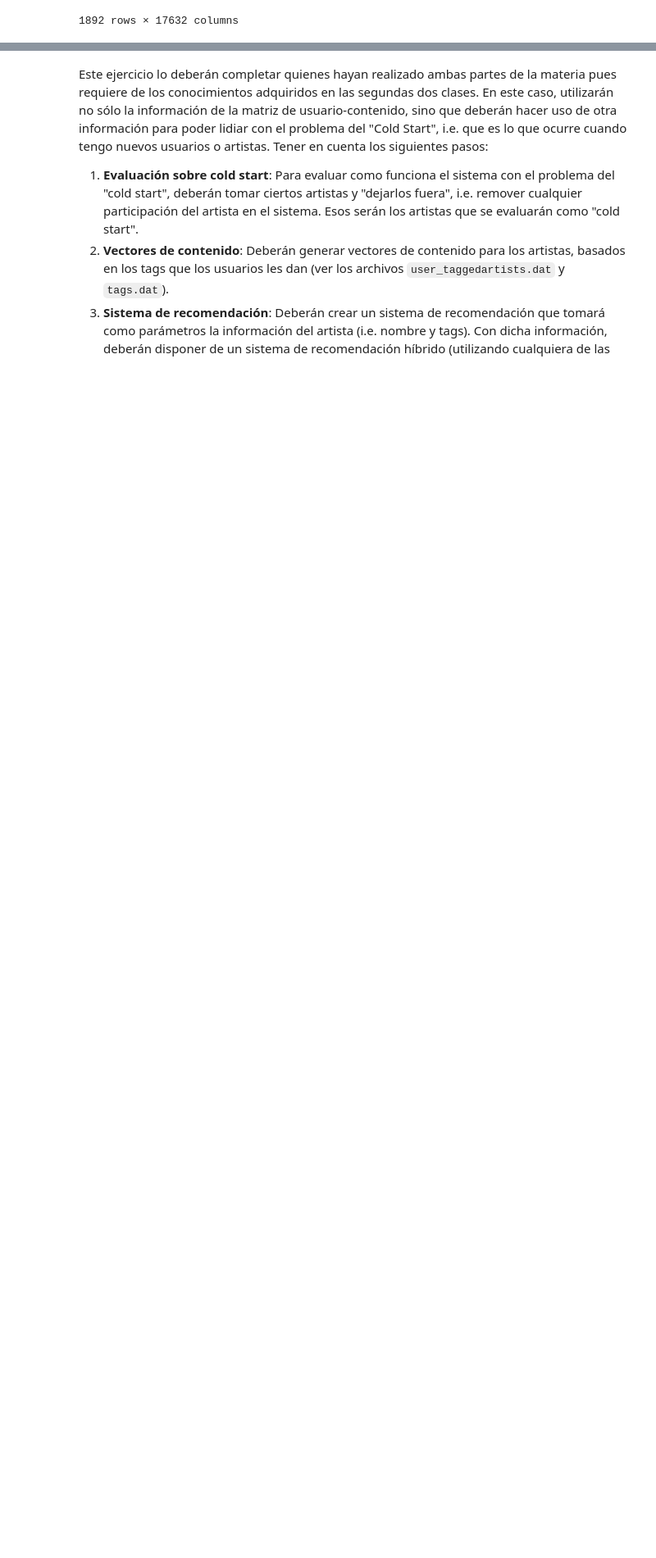
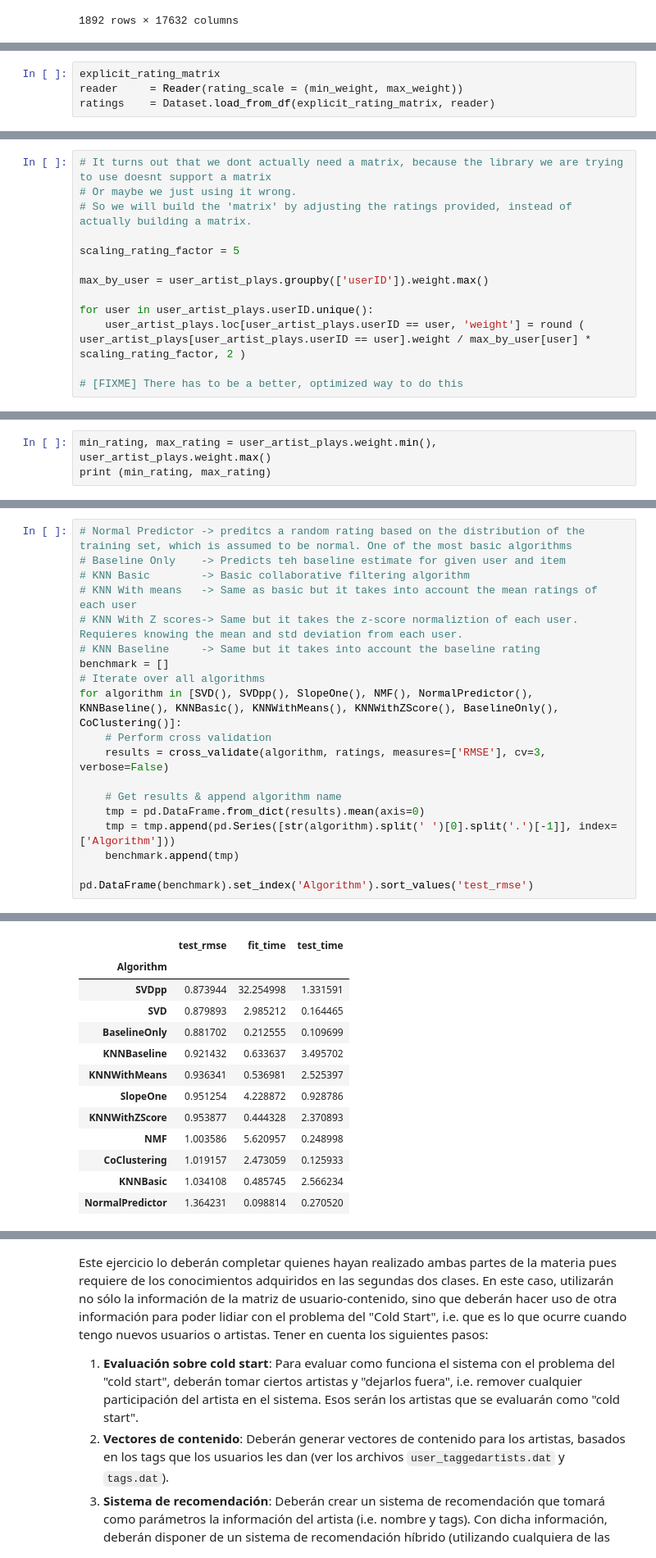
Before and after one commit to fercab24/SistemasDeRecomendacion, a Jupyter notebook: practico.ipynb, the cells around one changed output, grey strips where cells are left out. Shown at 82% size. Cells and saved outputs as stored; diff of their text form; blank space fills up the shorter version.

```diff
--- a/practico.ipynb
+++ b/practico.ipynb
@@ -243,0 +289,4 @@ ratings    = Dataset.load_from_df(user_artist_plays[['userID', 'artistID', 'weig
+# %%
+explicit_rating_matrix
+reader     = Reader(rating_scale = (min_weight, max_weight))
+ratings    = Dataset.load_from_df(explicit_rating_matrix, reader)
@@ -243,0 +295,13 @@ ratings    = Dataset.load_from_df(user_artist_plays[['userID', 'artistID', 'weig
+# %%
+# It turns out that we dont actually need a matrix, because the library we are trying to use doesnt support a matrix
+# Or maybe we just using it wrong.
+# So we will build the 'matrix' by adjusting the ratings provided, instead of actually building a matrix.
+
+scaling_rating_factor = 5
+
+max_by_user = user_artist_plays.groupby(['userID']).weight.max()
+
+for user in user_artist_plays.userID.unique():
+    user_artist_plays.loc[user_artist_plays.userID == user, 'weight'] = round ( user_artist_plays[user_artist_plays.userID == user].weight / max_by_user[user] * scaling_rating_factor, 2 )
+
+# [FIXME] There has to be a better, optimized way to do this
@@ -243,0 +324,3 @@ ratings    = Dataset.load_from_df(user_artist_plays[['userID', 'artistID', 'weig
+# %%
+min_rating, max_rating = user_artist_plays.weight.min(), user_artist_plays.weight.max()
+print (min_rating, max_rating)
@@ -253,0 +345,20 @@ RMSE on test: 5256.0113
+# %%
+# Normal Predictor -> preditcs a random rating based on the distribution of the training set, which is assumed to be normal. One of the most basic algorithms
+# Baseline Only    -> Predicts teh baseline estimate for given user and item
+# KNN Basic        -> Basic collaborative filtering algorithm
+# KNN With means   -> Same as basic but it takes into account the mean ratings of each user
+# KNN With Z scores-> Same but it takes the z-score normaliztion of each user. Requieres knowing the mean and std deviation from each user.
+# KNN Baseline     -> Same but it takes into account the baseline rating
+benchmark = []
+# Iterate over all algorithms
+for algorithm in [SVD(), SVDpp(), SlopeOne(), NMF(), NormalPredictor(), KNNBaseline(), KNNBasic(), KNNWithMeans(), KNNWithZScore(), BaselineOnly(), CoClustering()]:
+    # Perform cross validation
+    results = cross_validate(algorithm, ratings, measures=['RMSE'], cv=3, verbose=False)
+
+    # Get results & append algorithm name
+    tmp = pd.DataFrame.from_dict(results).mean(axis=0)
+    tmp = tmp.append(pd.Series([str(algorithm).split(' ')[0].split('.')[-1]], index=['Algorithm']))
+    benchmark.append(tmp)
+
+pd.DataFrame(benchmark).set_index('Algorithm').sort_values('test_rmse')
+# %% [output]
@@ -253,0 +382,13 @@ RMSE on test: 5256.0113
+|  | test_rmse | fit_time | test_time |
+| Algorithm |  |  |  |
+| SVDpp | 0.873944 | 32.254998 | 1.331591 |
+| SVD | 0.879893 | 2.985212 | 0.164465 |
+| BaselineOnly | 0.881702 | 0.212555 | 0.109699 |
+| KNNBaseline | 0.921432 | 0.633637 | 3.495702 |
+| KNNWithMeans | 0.936341 | 0.536981 | 2.525397 |
+| SlopeOne | 0.951254 | 4.228872 | 0.928786 |
+| KNNWithZScore | 0.953877 | 0.444328 | 2.370893 |
+| NMF | 1.003586 | 5.620957 | 0.248998 |
+| CoClustering | 1.019157 | 2.473059 | 0.125933 |
+| KNNBasic | 1.034108 | 0.485745 | 2.566234 |
+| NormalPredictor | 1.364231 | 0.098814 | 0.270520 |
```
Also changed, not shown: parts of 18 cells of this notebook.
